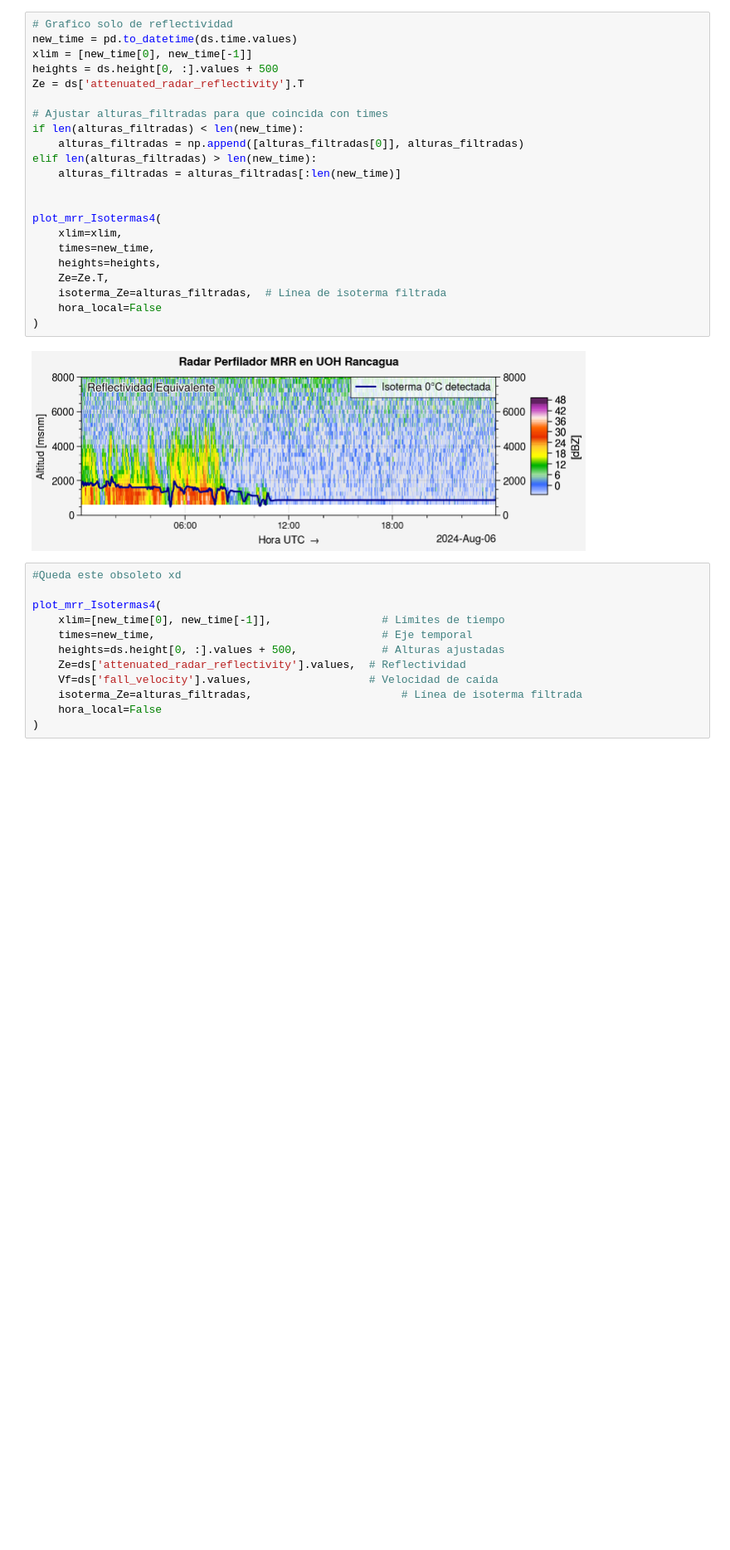
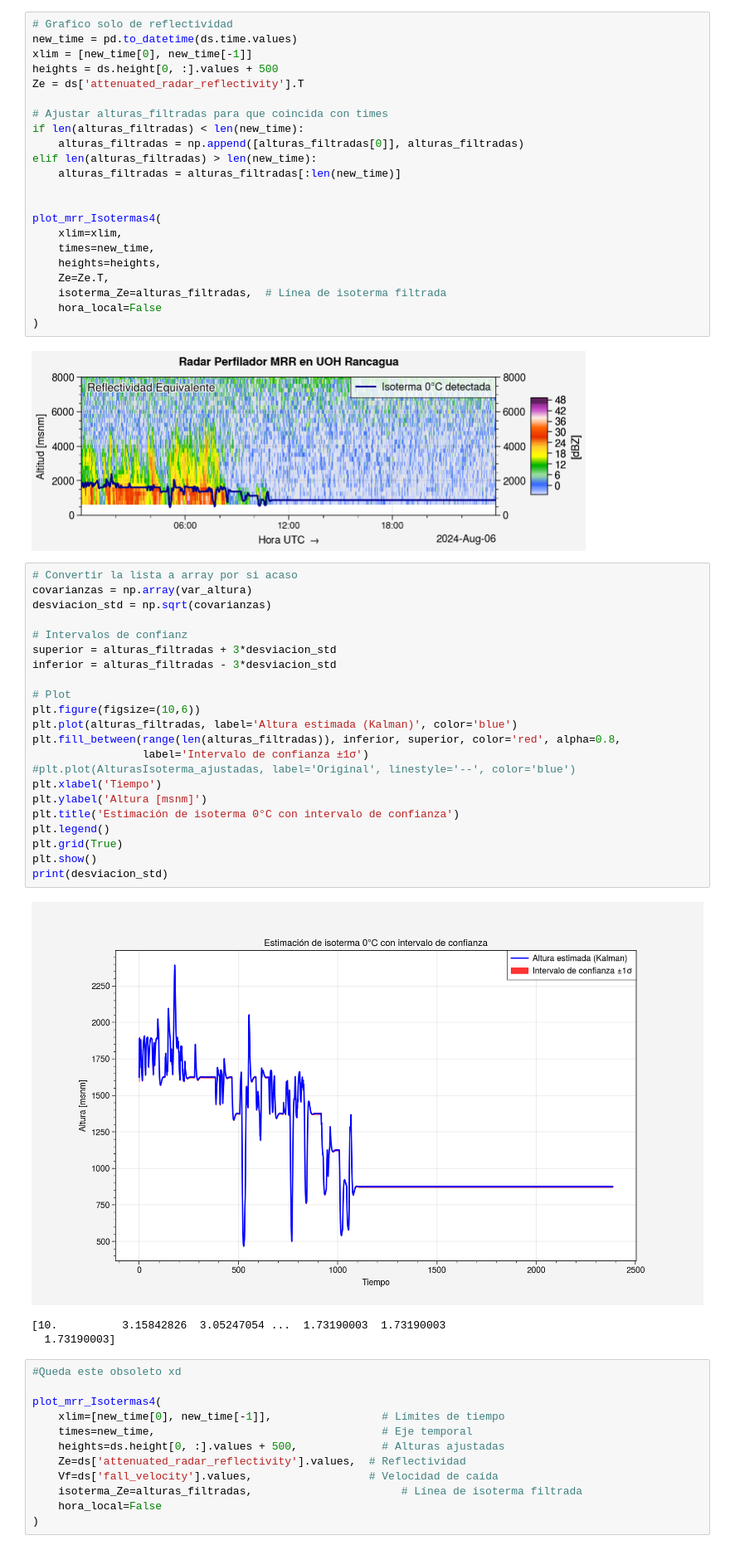
Before and after one commit to Ynoc01/RadarVisualisation, a Jupyter notebook: PlotRadar/PlotRadar_Isoterma.ipynb, the cells around one changed output. Shown at 83% size. Saved outputs shown, nothing was run; the diff lists cells and outputs as text; blank space fills up the shorter version.

```diff
--- a/PlotRadar/PlotRadar_Isoterma.ipynb
+++ b/PlotRadar/PlotRadar_Isoterma.ipynb
@@ -729,6 +772,32 @@ plot_mrr_Isotermas4(
 )
 # %% [output]
 [figure]
+# %%
+# Convertir la lista a array por si acaso
+covarianzas = np.array(var_altura)
+desviacion_std = np.sqrt(covarianzas)
+
+# Intervalos de confianz
+superior = alturas_filtradas + 3*desviacion_std
+inferior = alturas_filtradas - 3*desviacion_std
+
+# Plot
+plt.figure(figsize=(10,6))
+plt.plot(alturas_filtradas, label='Altura estimada (Kalman)', color='blue')
+plt.fill_between(range(len(alturas_filtradas)), inferior, superior, color='red', alpha=0.8,
+                 label='Intervalo de confianza ±1σ')
+#plt.plot(AlturasIsoterma_ajustadas, label='Original', linestyle='--', color='blue')
+plt.xlabel('Tiempo')
+plt.ylabel('Altura [msnm]')
+plt.title('Estimación de isoterma 0°C con intervalo de confianza')
+plt.legend()
+plt.grid(True)
+plt.show()
+print(desviacion_std)
+# %% [output]
+[figure, added]
+[10.          3.15842826  3.05247054 ...  1.73190003  1.73190003
+  1.73190003]
 # %%
 #Queda este obsoleto xd
 
```
Also changed, not shown: parts of 6 cells of this notebook.
